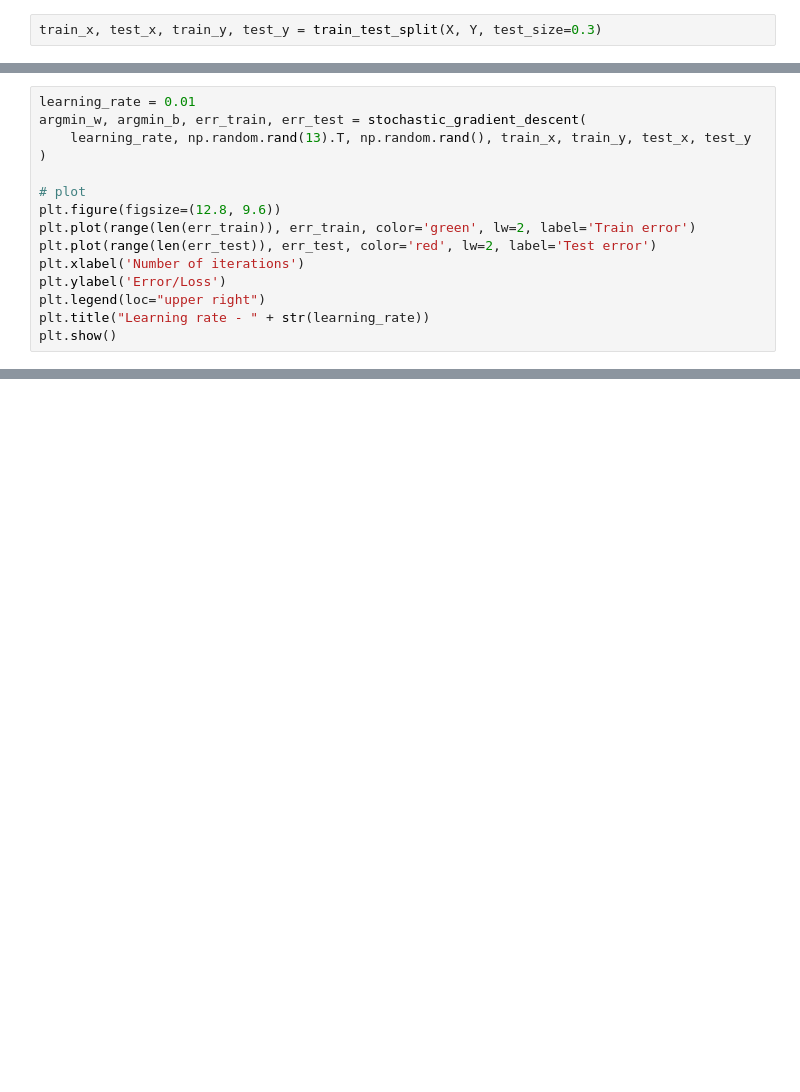
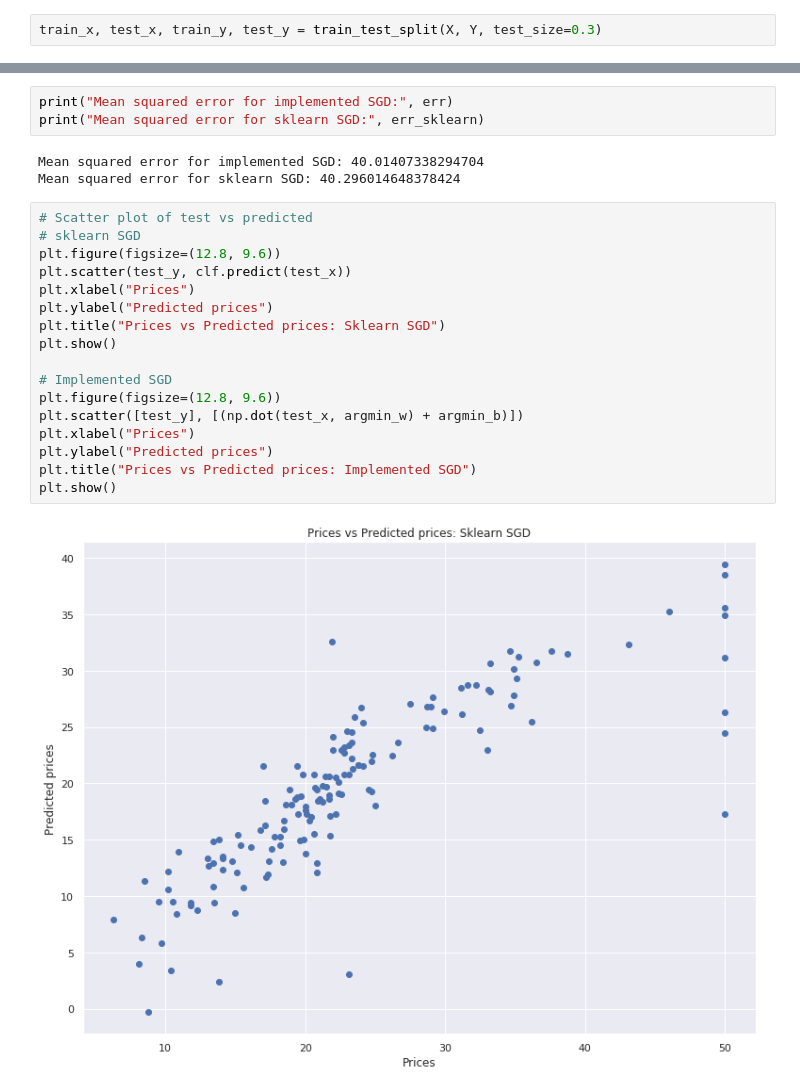
Before and after one commit to be-shekhar/learning-ml, a Jupyter notebook: 6.SGD_implementation/SGD_implemention.ipynb, the cells around one changed output, grey strips where cells are left out. Drawn from its saved outputs; the diff is of its cells as text; blank space fills up the shorter version.

```diff
--- a/6.SGD_implementation/SGD_implemention.ipynb
+++ b/6.SGD_implementation/SGD_implemention.ipynb
@@ -134,15 +100,0 @@ plt.show()
-# %%
-learning_rate = 0.01
-argmin_w, argmin_b, err_train, err_test = stochastic_gradient_descent(
-    learning_rate, np.random.rand(13).T, np.random.rand(), train_x, train_y, test_x, test_y
-)
-
-# plot
-plt.figure(figsize=(12.8, 9.6))
-plt.plot(range(len(err_train)), err_train, color='green', lw=2, label='Train error')
-plt.plot(range(len(err_test)), err_test, color='red', lw=2, label='Test error')
-plt.xlabel('Number of iterations')
-plt.ylabel('Error/Loss')
-plt.legend(loc="upper right")
-plt.title("Learning rate - " + str(learning_rate))
-plt.show()
@@ -184,0 +125,25 @@ Best w and b for sklearn SGD
+# %%
+print("Mean squared error for implemented SGD:", err)
+print("Mean squared error for sklearn SGD:", err_sklearn)
+# %% [output]
+Mean squared error for implemented SGD: 40.01407338294704
+Mean squared error for sklearn SGD: 40.296014648378424
+# %%
+# Scatter plot of test vs predicted
+# sklearn SGD
+plt.figure(figsize=(12.8, 9.6))
+plt.scatter(test_y, clf.predict(test_x))
+plt.xlabel("Prices")
+plt.ylabel("Predicted prices")
+plt.title("Prices vs Predicted prices: Sklearn SGD")
+plt.show()
+
+# Implemented SGD
+plt.figure(figsize=(12.8, 9.6))
+plt.scatter([test_y], [(np.dot(test_x, argmin_w) + argmin_b)])
+plt.xlabel("Prices")
+plt.ylabel("Predicted prices")
+plt.title("Prices vs Predicted prices: Implemented SGD")
+plt.show()
+# %% [output]
+[figure, added]
```
Also changed, not shown: parts of 21 cells of this notebook.
